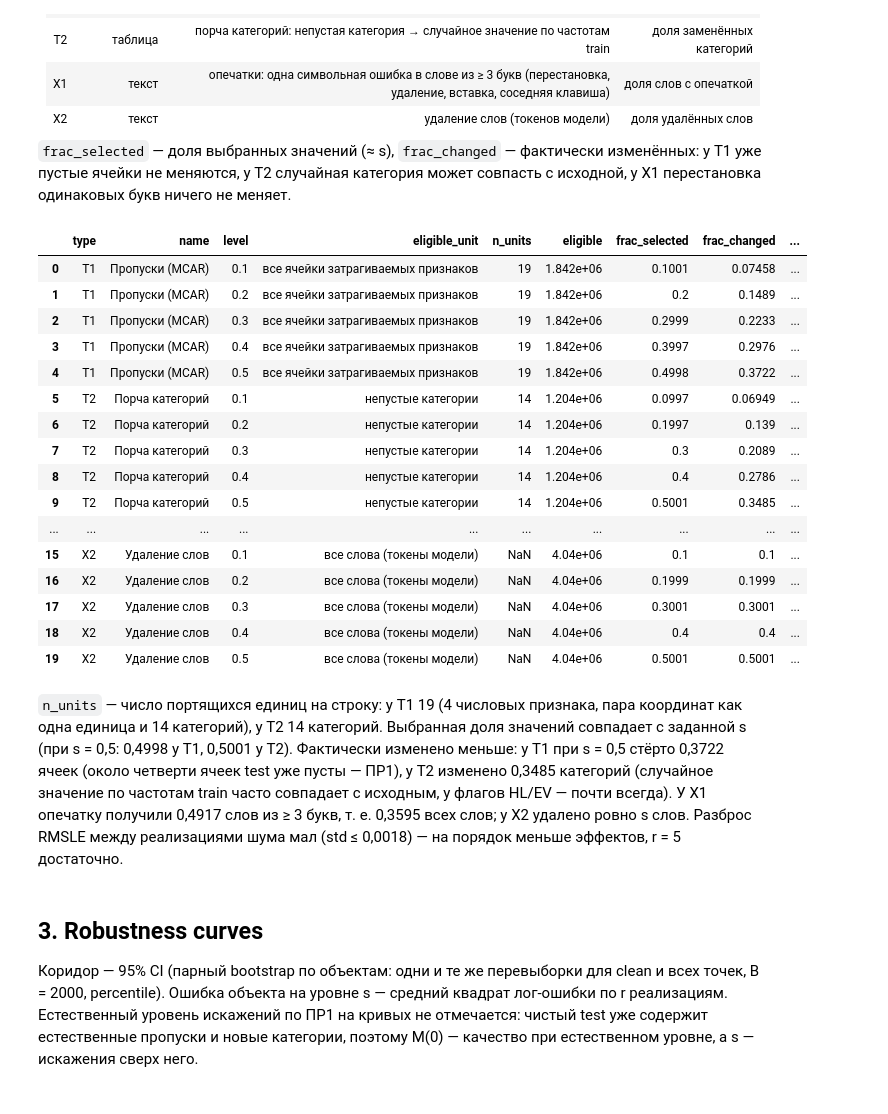
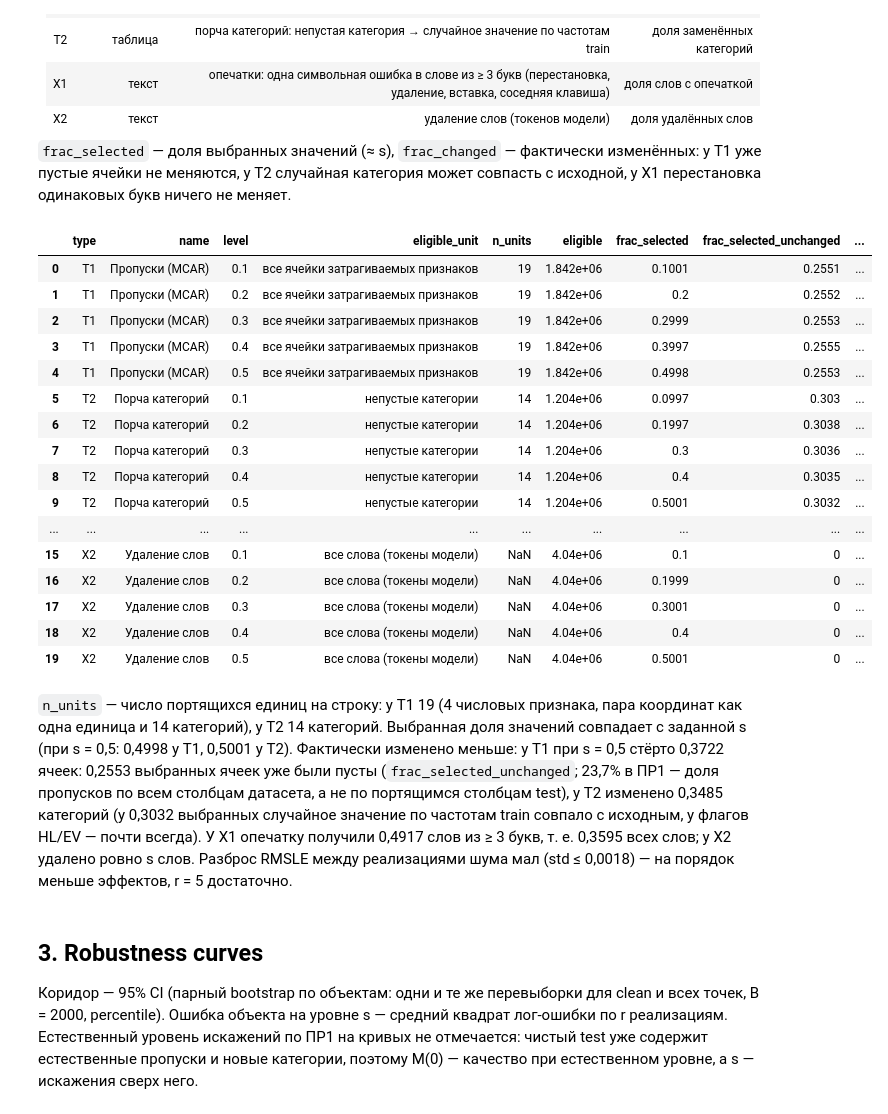
Before and after one commit to DeaDog911/ai-security, a Jupyter notebook: notebooks/pr2_noise.ipynb, the cells around one changed output. Cells and saved outputs as stored; diff of their text form; code cells hidden in the pictures.

```diff
--- a/notebooks/pr2_noise.ipynb
+++ b/notebooks/pr2_noise.ipynb
@@ -64,30 +64,31 @@ show("baseline");
 `frac_selected` — доля выбранных значений (≈ s), `frac_changed` — фактически изменённых: у T1 уже пустые ячейки не меняются,
 у T2 случайная категория может совпасть с исходной, у X1 перестановка одинаковых букв ничего не меняет.
 # %%
-show("noise_grid", ["type", "name", "level", "eligible_unit", "n_units", "eligible", "frac_selected", "frac_changed", "frac_changed_of_words", "rmsle_real_min", "rmsle_real_max", "rmsle_real_std"]);
+show("noise_grid", ["type", "name", "level", "eligible_unit", "n_units", "eligible", "frac_selected", "frac_selected_unchanged", "frac_changed", "frac_changed_of_words", "rmsle_real_min", "rmsle_real_max", "rmsle_real_std"]);
 # %% [output]
-|  | type | name | level | eligible_unit | n_units | eligible | frac_selected | frac_changed | ... |
-| 0 | T1 | Пропуски (MCAR) | 0.1 | все ячейки затрагиваемых признаков | 19 | 1.842e+06 | 0.1001 | 0.07458 | ... |
-| 1 | T1 | Пропуски (MCAR) | 0.2 | все ячейки затрагиваемых признаков | 19 | 1.842e+06 | 0.2 | 0.1489 | ... |
-| 2 | T1 | Пропуски (MCAR) | 0.3 | все ячейки затрагиваемых признаков | 19 | 1.842e+06 | 0.2999 | 0.2233 | ... |
-| 3 | T1 | Пропуски (MCAR) | 0.4 | все ячейки затрагиваемых признаков | 19 | 1.842e+06 | 0.3997 | 0.2976 | ... |
-| 4 | T1 | Пропуски (MCAR) | 0.5 | все ячейки затрагиваемых признаков | 19 | 1.842e+06 | 0.4998 | 0.3722 | ... |
-| 5 | T2 | Порча категорий | 0.1 | непустые категории | 14 | 1.204e+06 | 0.0997 | 0.06949 | ... |
-| 6 | T2 | Порча категорий | 0.2 | непустые категории | 14 | 1.204e+06 | 0.1997 | 0.139 | ... |
-| 7 | T2 | Порча категорий | 0.3 | непустые категории | 14 | 1.204e+06 | 0.3 | 0.2089 | ... |
-| 8 | T2 | Порча категорий | 0.4 | непустые категории | 14 | 1.204e+06 | 0.4 | 0.2786 | ... |
-| 9 | T2 | Порча категорий | 0.5 | непустые категории | 14 | 1.204e+06 | 0.5001 | 0.3485 | ... |
+|  | type | name | level | eligible_unit | n_units | eligible | frac_selected | frac_selected_unchanged | ... |
+| 0 | T1 | Пропуски (MCAR) | 0.1 | все ячейки затрагиваемых признаков | 19 | 1.842e+06 | 0.1001 | 0.2551 | ... |
+| 1 | T1 | Пропуски (MCAR) | 0.2 | все ячейки затрагиваемых признаков | 19 | 1.842e+06 | 0.2 | 0.2552 | ... |
+| 2 | T1 | Пропуски (MCAR) | 0.3 | все ячейки затрагиваемых признаков | 19 | 1.842e+06 | 0.2999 | 0.2553 | ... |
+| 3 | T1 | Пропуски (MCAR) | 0.4 | все ячейки затрагиваемых признаков | 19 | 1.842e+06 | 0.3997 | 0.2555 | ... |
+| 4 | T1 | Пропуски (MCAR) | 0.5 | все ячейки затрагиваемых признаков | 19 | 1.842e+06 | 0.4998 | 0.2553 | ... |
+| 5 | T2 | Порча категорий | 0.1 | непустые категории | 14 | 1.204e+06 | 0.0997 | 0.303 | ... |
+| 6 | T2 | Порча категорий | 0.2 | непустые категории | 14 | 1.204e+06 | 0.1997 | 0.3038 | ... |
+| 7 | T2 | Порча категорий | 0.3 | непустые категории | 14 | 1.204e+06 | 0.3 | 0.3036 | ... |
+| 8 | T2 | Порча категорий | 0.4 | непустые категории | 14 | 1.204e+06 | 0.4 | 0.3035 | ... |
+| 9 | T2 | Порча категорий | 0.5 | непустые категории | 14 | 1.204e+06 | 0.5001 | 0.3032 | ... |
 | ... | ... | ... | ... | ... | ... | ... | ... | ... | ... |
-| 15 | X2 | Удаление слов | 0.1 | все слова (токены модели) | NaN | 4.04e+06 | 0.1 | 0.1 | ... |
-| 16 | X2 | Удаление слов | 0.2 | все слова (токены модели) | NaN | 4.04e+06 | 0.1999 | 0.1999 | ... |
-| 17 | X2 | Удаление слов | 0.3 | все слова (токены модели) | NaN | 4.04e+06 | 0.3001 | 0.3001 | ... |
-| 18 | X2 | Удаление слов | 0.4 | все слова (токены модели) | NaN | 4.04e+06 | 0.4 | 0.4 | ... |
-| 19 | X2 | Удаление слов | 0.5 | все слова (токены модели) | NaN | 4.04e+06 | 0.5001 | 0.5001 | ... |
+| 15 | X2 | Удаление слов | 0.1 | все слова (токены модели) | NaN | 4.04e+06 | 0.1 | 0 | ... |
+| 16 | X2 | Удаление слов | 0.2 | все слова (токены модели) | NaN | 4.04e+06 | 0.1999 | 0 | ... |
+| 17 | X2 | Удаление слов | 0.3 | все слова (токены модели) | NaN | 4.04e+06 | 0.3001 | 0 | ... |
+| 18 | X2 | Удаление слов | 0.4 | все слова (токены модели) | NaN | 4.04e+06 | 0.4 | 0 | ... |
+| 19 | X2 | Удаление слов | 0.5 | все слова (токены модели) | NaN | 4.04e+06 | 0.5001 | 0 | ... |
 # %% [markdown]
 `n_units` — число портящихся единиц на строку: у T1 19 (4 числовых признака, пара координат как одна единица и 14 категорий), у T2 14 категорий.
 Выбранная доля значений совпадает с заданной s (при s = 0,5: 0,4998 у T1, 0,5001 у T2). Фактически изменено меньше:
-у T1 при s = 0,5 стёрто 0,3722 ячеек (около четверти ячеек test уже пусты — ПР1), у T2 изменено 0,3485 категорий
-(случайное значение по частотам train часто совпадает с исходным, у флагов HL/EV — почти всегда).
+у T1 при s = 0,5 стёрто 0,3722 ячеек: 0,2553 выбранных ячеек уже были пусты (`frac_selected_unchanged`;
+23,7% в ПР1 — доля пропусков по всем столбцам датасета, а не по портящимся столбцам test), у T2 изменено 0,3485 категорий
+(у 0,3032 выбранных случайное значение по частотам train совпало с исходным, у флагов HL/EV — почти всегда).
 У X1 опечатку получили 0,4917 слов из ≥ 3 букв, т. е. 0,3595 всех слов; у X2 удалено ровно s слов.
 Разброс RMSLE между реализациями шума мал (std ≤ 0,0018) — на порядок меньше эффектов, r = 5 достаточно.
 # %% [markdown]
```
Also changed, not shown: parts of 11 cells of this notebook, 13 other files.
